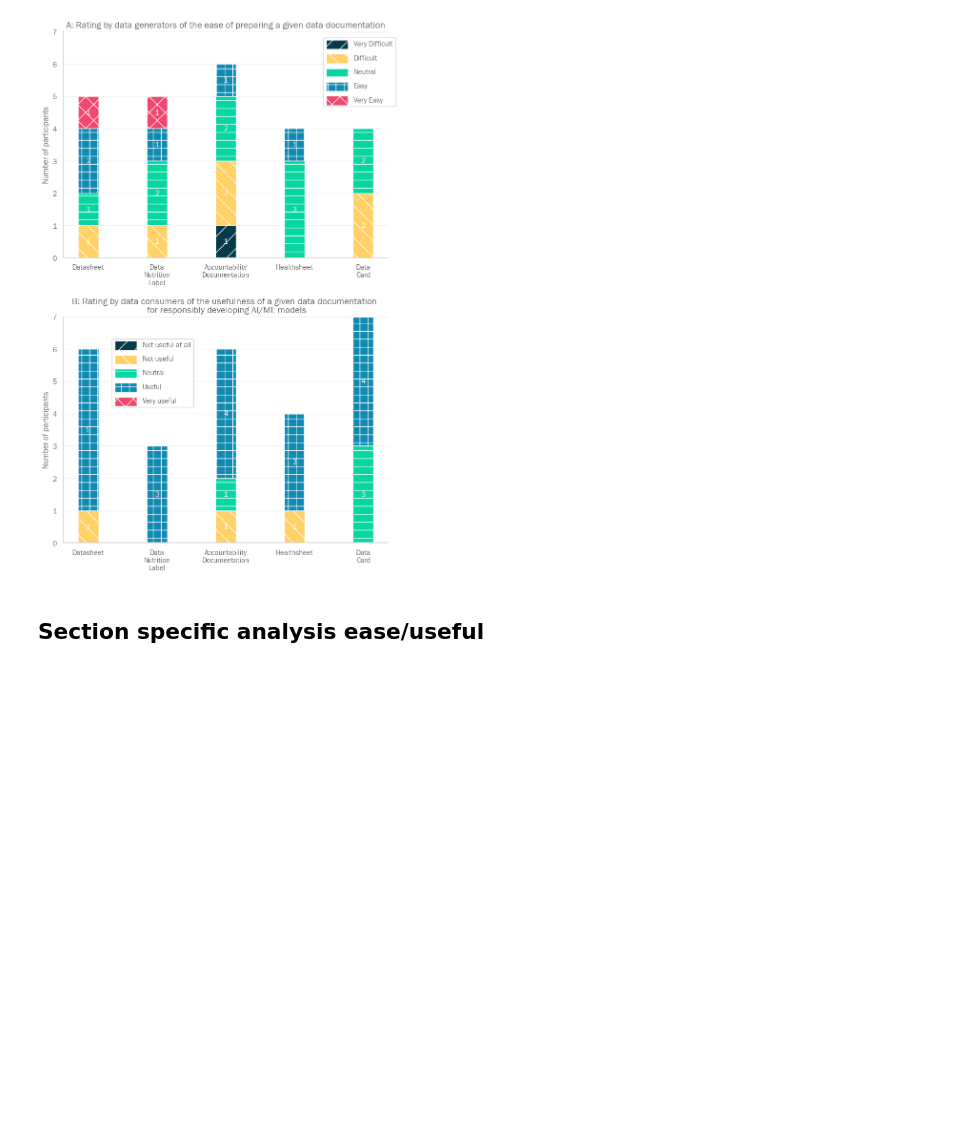
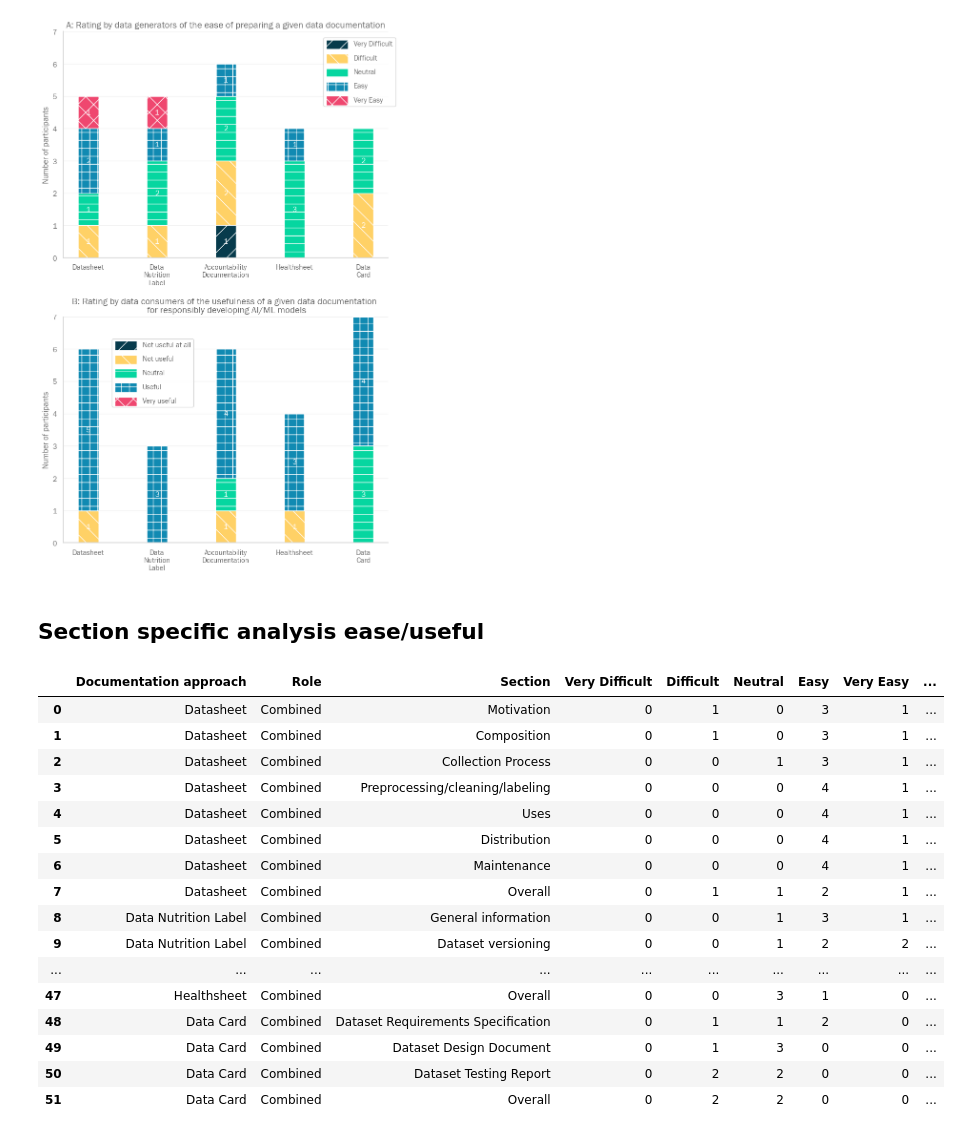
Before and after one commit to AI-READI/dataset-documentation-paper-code, a Jupyter notebook: survey-analysis.ipynb, the cells around one changed output. Drawn from its saved outputs; the diff is of its cells as text; code cells hidden in the pictures; blank space fills up the shorter version.

```diff
--- a/survey-analysis.ipynb
+++ b/survey-analysis.ipynb
@@ -826,6 +826,26 @@ df_ease_total[ease_col[2]] = (
     * 100
 )
 df_ease_total["Neutral (%)"] = df_ease_total["Neutral"] / df_ease_total["Total"] * 100
+# %%
+display(df_ease_total)
+# %% [output]
+|  | Documentation approach | Role | Section | Very Difficult | Difficult | Neutral | Easy | Very Easy | ... |
+| 0 | Datasheet | Combined | Motivation | 0 | 1 | 0 | 3 | 1 | ... |
+| 1 | Datasheet | Combined | Composition | 0 | 1 | 0 | 3 | 1 | ... |
+| 2 | Datasheet | Combined | Collection Process | 0 | 0 | 1 | 3 | 1 | ... |
+| 3 | Datasheet | Combined | Preprocessing/cleaning/labeling | 0 | 0 | 0 | 4 | 1 | ... |
+| 4 | Datasheet | Combined | Uses | 0 | 0 | 0 | 4 | 1 | ... |
+| 5 | Datasheet | Combined | Distribution | 0 | 0 | 0 | 4 | 1 | ... |
+| 6 | Datasheet | Combined | Maintenance | 0 | 0 | 0 | 4 | 1 | ... |
+| 7 | Datasheet | Combined | Overall | 0 | 1 | 1 | 2 | 1 | ... |
+| 8 | Data Nutrition Label | Combined | General information | 0 | 0 | 1 | 3 | 1 | ... |
+| 9 | Data Nutrition Label | Combined | Dataset versioning | 0 | 0 | 1 | 2 | 2 | ... |
+| ... | ... | ... | ... | ... | ... | ... | ... | ... | ... |
+| 47 | Healthsheet | Combined | Overall | 0 | 0 | 3 | 1 | 0 | ... |
+| 48 | Data Card | Combined | Dataset Requirements Specification | 0 | 1 | 1 | 2 | 0 | ... |
+| 49 | Data Card | Combined | Dataset Design Document | 0 | 1 | 3 | 0 | 0 | ... |
+| 50 | Data Card | Combined | Dataset Testing Report | 0 | 2 | 2 | 0 | 0 | ... |
+| 51 | Data Card | Combined | Overall | 0 | 2 | 2 | 0 | 0 | ... |
 # %%
 useful_col = [
     "Rated 'Useful' or 'Very useful' (%)",
```
Also changed, not shown: parts of 2 cells of this notebook, 14 other files.
